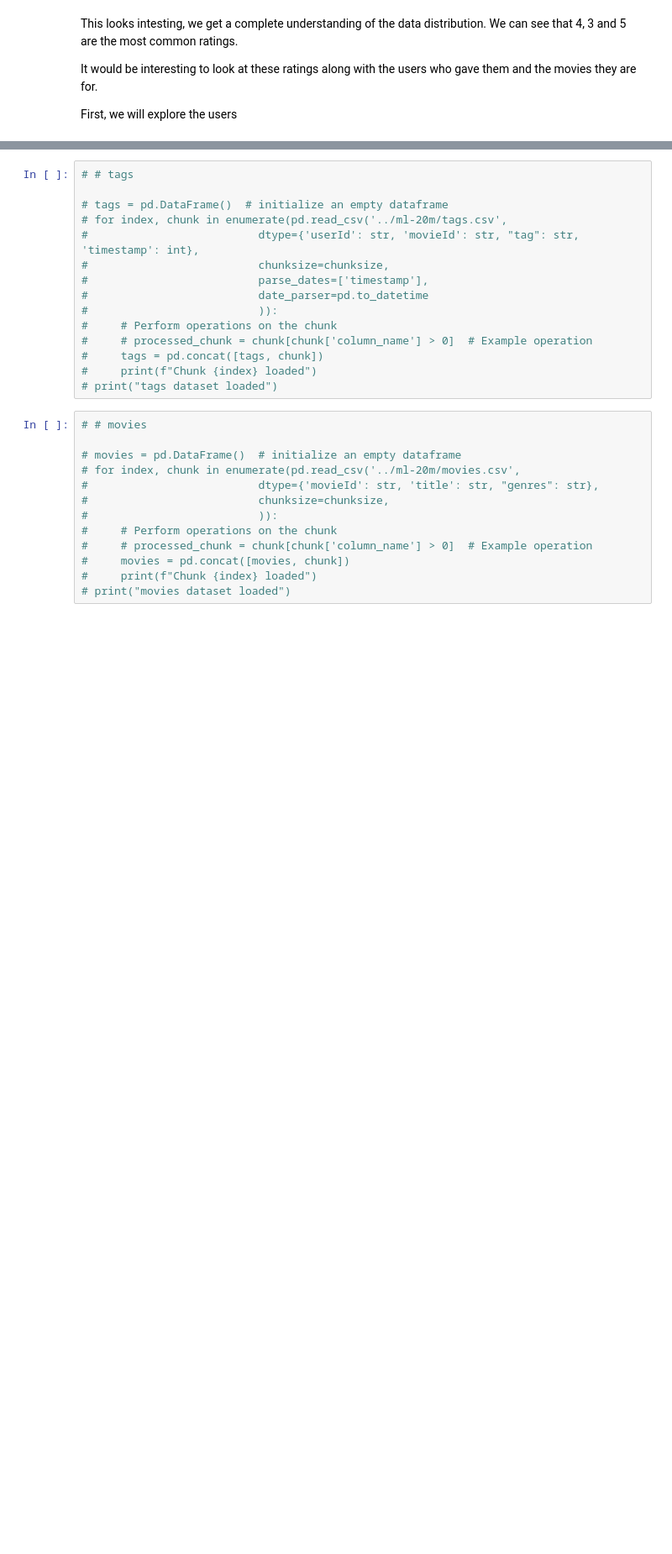
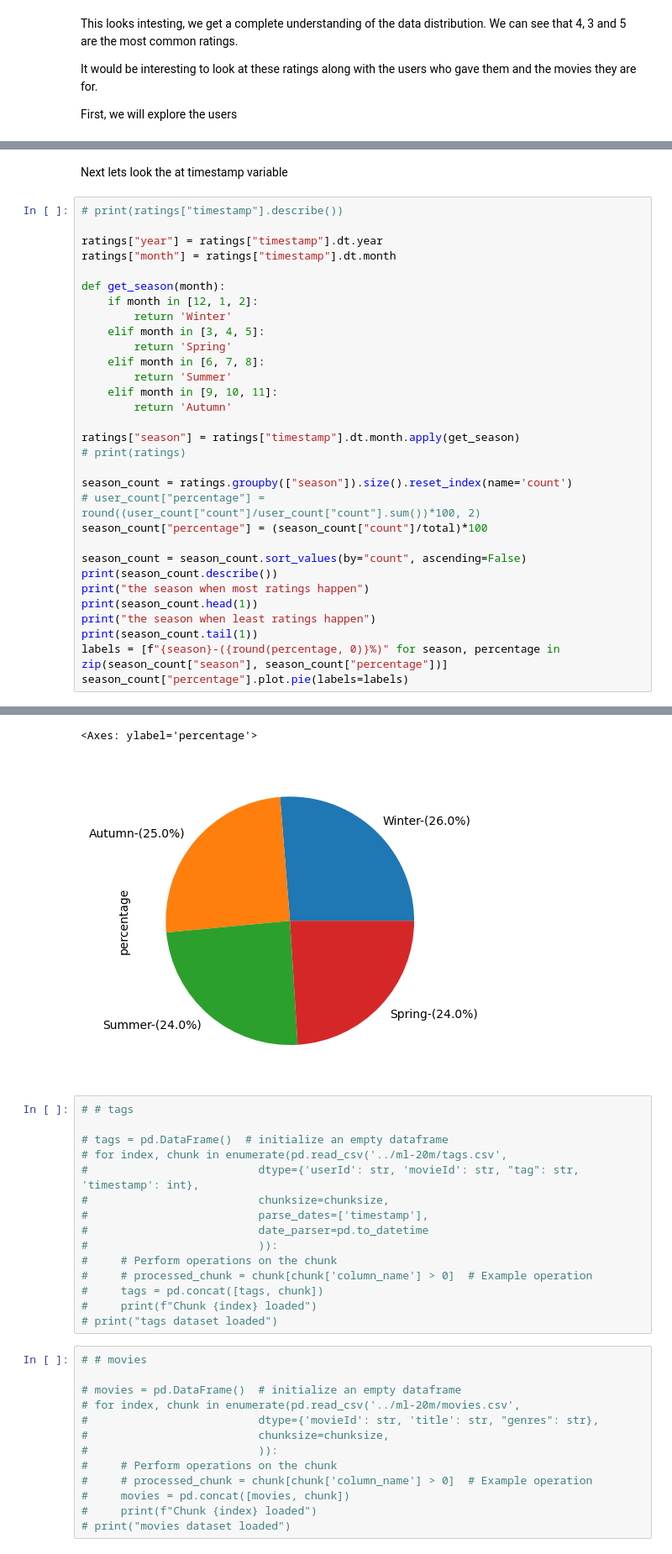
Before and after one commit to padraicohora/movie-recommendation, a Jupyter notebook: exploration.ipynb, the cells around one changed output, grey strips where cells are left out. Shown at 84% size. Saved outputs shown, nothing was run; the diff lists cells and outputs as text; blank space fills up the shorter version.

```diff
--- a/exploration.ipynb
+++ b/exploration.ipynb
@@ -263,0 +346,34 @@ top_users = ratings['userId'].sort_values(ascending=False)
+# %% [markdown]
+Next lets look the at timestamp variable
+# %%
+# print(ratings["timestamp"].describe())
+
+ratings["year"] = ratings["timestamp"].dt.year
+ratings["month"] = ratings["timestamp"].dt.month
+
+def get_season(month):
+    if month in [12, 1, 2]:
+        return 'Winter'
+    elif month in [3, 4, 5]:
+        return 'Spring'
+    elif month in [6, 7, 8]:
+        return 'Summer'
+    elif month in [9, 10, 11]:
+        return 'Autumn'
+
+ratings["season"] = ratings["timestamp"].dt.month.apply(get_season)
+# print(ratings)
+
+season_count = ratings.groupby(["season"]).size().reset_index(name='count')
+# user_count["percentage"] = round((user_count["count"]/user_count["count"].sum())*100, 2)
+season_count["percentage"] = (season_count["count"]/total)*100
+
+season_count = season_count.sort_values(by="count", ascending=False)
+print(season_count.describe())
+print("the season when most ratings happen")
+print(season_count.head(1))
+print("the season when least ratings happen")
+print(season_count.tail(1))
+labels = [f"{season}-({round(percentage, 0)}%)" for season, percentage in zip(season_count["season"], season_count["percentage"])]
+season_count["percentage"].plot.pie(labels=labels)
+# %% [output]
@@ -264,3 +395,5 @@ top_users = ratings['userId'].sort_values(ascending=False)
+<Axes: ylabel='percentage'>
+[figure, added]
 # %%
 # # tags
 
```
Also changed, not shown: parts of 14 cells of this notebook.
